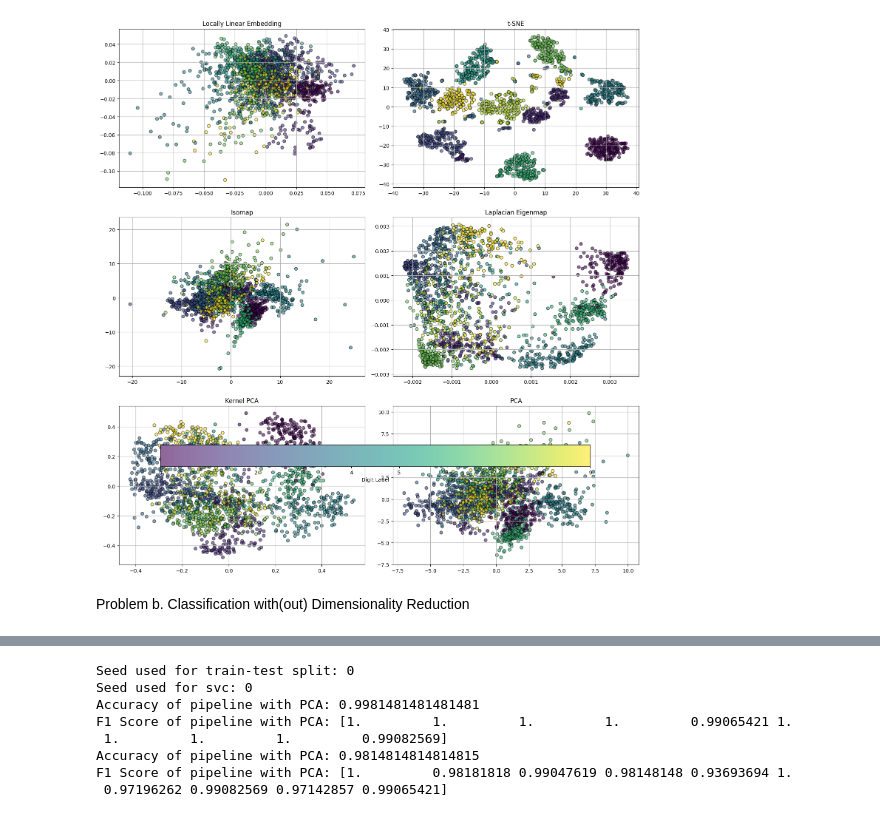
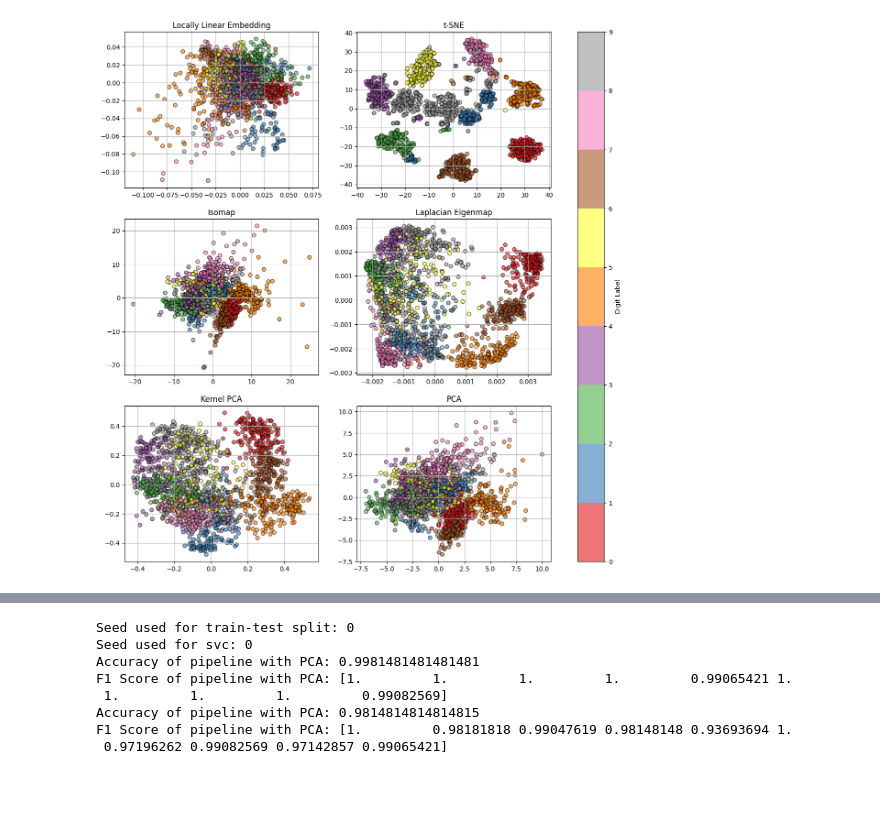
Before and after one commit to jaceroldan/handwritten-digit-classification, a Jupyter notebook: mex_5.ipynb, the cells around one changed output, grey strips where cells are left out. Cells and saved outputs as stored; diff of their text form; code cells hidden in the pictures; blank space fills up the shorter version.

```diff
--- a/mex_5.ipynb
+++ b/mex_5.ipynb
@@ -52,17 +88,28 @@ pca = apply_reduction(PCA, n_components=2)
 # %%
 fig, axs = plt.subplots(3, 2, figsize=(15,15))
 techniques = [lle, tsne, isomap, laplacian, kernel_pca, pca]
 titles = ['Locally Linear Embedding', 't-SNE', 'Isomap', 'Laplacian Eigenmap', 'Kernel PCA', 'PCA']
+metric_scores = {}
 
 for ax, data, title in zip(axs.ravel(), techniques, titles):
-  scatter = ax.scatter(data[:, 0], data[:, 1], c=y, cmap='viridis', edgecolor='k', alpha=0.6)
+  scatter = ax.scatter(data[:, 0], data[:, 1], c=y, cmap='Set1', edgecolor='k', alpha=0.6)
   ax.set_title(title)
   ax.grid(True)
 
-fig.colorbar(scatter, ax=axs.ravel().tolist(), orientation='horizontal', label='Digit Label')
-plt.tight_layout()
+  # metrics computations
+  silhouette = silhouette_score(data, y)
+  davies_bouldin = davies_bouldin_score(data, y)
+  calinski_harabasz = calinski_harabasz_score(data, y)
+  # adjusted_rand = adjusted_rand_score(y, y)
+  # normalized_mutual_info = normalized_mutual_info_score(y, y)
+
+  metric_scores[title] = {
+      'Silhouette Score': silhouette,
+      'Davies-Bouldin Score': davies_bouldin,
+      'Calinski-Harabasz Score': calinski_harabasz,
+  }
+
+fig.colorbar(scatter, ax=axs.ravel().tolist(), orientation='vertical', label='Digit Label')
 plt.show()
 # %% [output]
-[figure, old version]
+[figure, new version]
-# %% [markdown]
-Problem b. Classification with(out) Dimensionality Reduction
```
Also changed, not shown: parts of 14 cells of this notebook.
